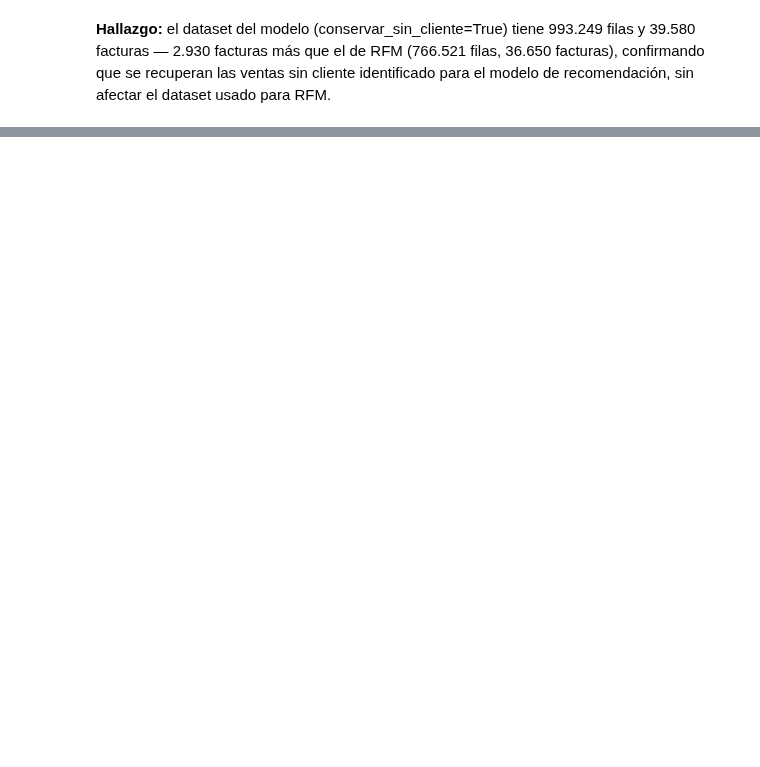
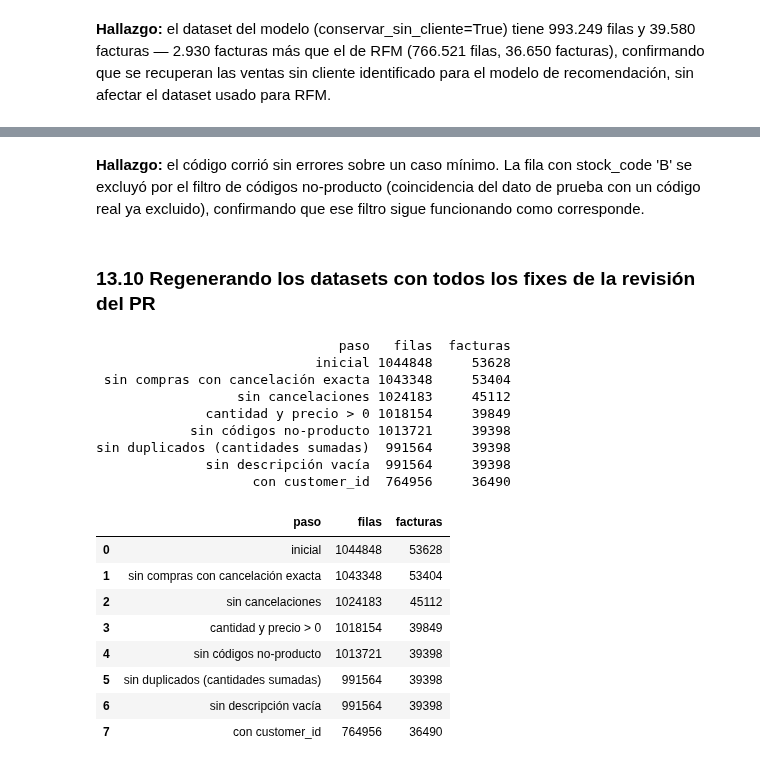
Before and after one commit to MafeLopezQuintana/asistente-regalos-ecommerce, a Jupyter notebook: notebooks/01_calidad_datos.ipynb, the cells around one changed output, grey strips where cells are left out. Drawn from its saved outputs; the diff is of its cells as text; code cells hidden in the pictures; blank space fills up the shorter version.

```diff
--- a/notebooks/01_calidad_datos.ipynb
+++ b/notebooks/01_calidad_datos.ipynb
@@ -583,0 +866,31 @@ recomendación, sin afectar el dataset usado para RFM.
+# %% [markdown]
+**Hallazgo:** el código corrió sin errores sobre un caso mínimo. La
+fila con stock_code 'B' se excluyó por el filtro de códigos
+no-producto (coincidencia del dato de prueba con un código real ya
+excluido), confirmando que ese filtro sigue funcionando como
+corresponde.
+# %% [markdown]
+### 13.10 Regenerando los datasets con todos los fixes de la revisión del PR
+# %%
+df_rfm, log_rfm = clean.pipeline_completo('../data/raw/online_retail_II.xlsx',
+                                            '../data/processed/online_retail_rfm.parquet')
+display(log_rfm)
+# %% [output]
+                               paso   filas  facturas
+                            inicial 1044848     53628
+ sin compras con cancelación exacta 1043348     53404
+                  sin cancelaciones 1024183     45112
+              cantidad y precio > 0 1018154     39849
+            sin códigos no-producto 1013721     39398
+sin duplicados (cantidades sumadas)  991564     39398
+              sin descripción vacía  991564     39398
+                    con customer_id  764956     36490
+|  | paso | filas | facturas |
+| 0 | inicial | 1044848 | 53628 |
+| 1 | sin compras con cancelación exacta | 1043348 | 53404 |
+| 2 | sin cancelaciones | 1024183 | 45112 |
+| 3 | cantidad y precio > 0 | 1018154 | 39849 |
+| 4 | sin códigos no-producto | 1013721 | 39398 |
+| 5 | sin duplicados (cantidades sumadas) | 991564 | 39398 |
+| 6 | sin descripción vacía | 991564 | 39398 |
+| 7 | con customer_id | 764956 | 36490 |
```
Also changed, not shown: parts of 75 cells of this notebook, 3 other files.
